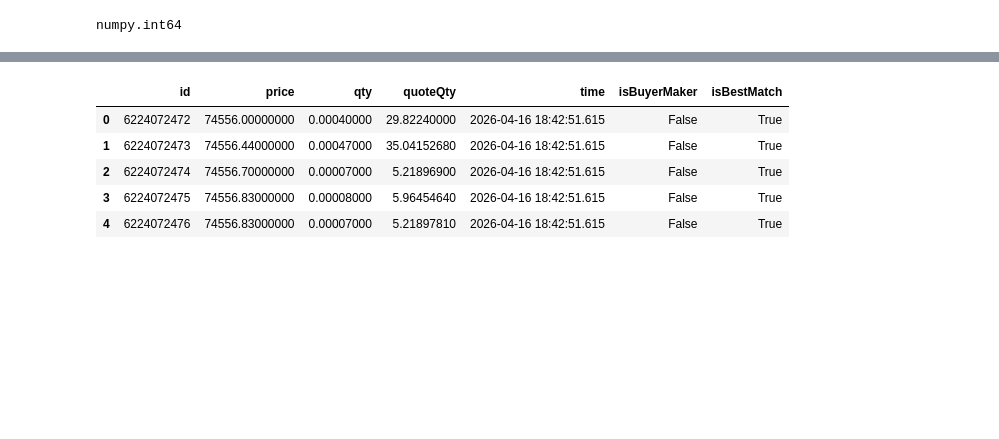
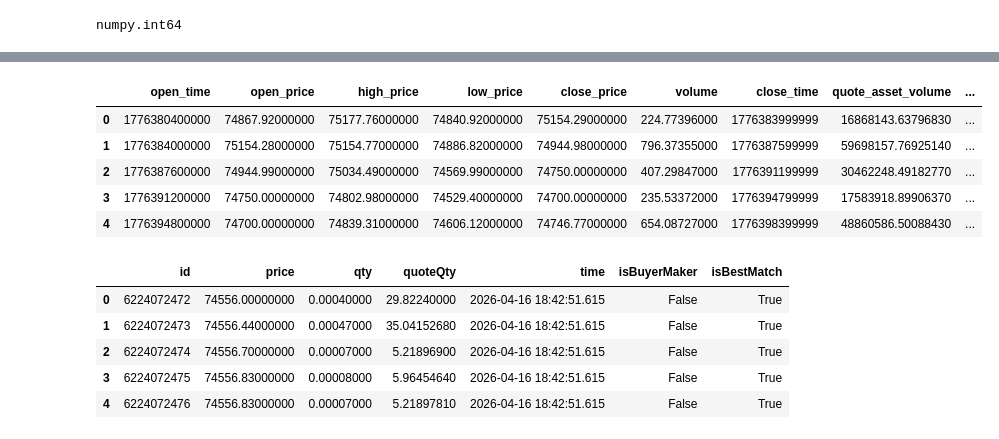
Before and after one commit to ValGrace/binance_etl, a Jupyter notebook: pipeline/extract.ipynb, the cells around one changed output, grey strips where cells are left out. Cells and saved outputs as stored; diff of their text form; code cells hidden in the pictures; blank space fills up the shorter version.

Commit message:
fix: correct table names with correspomding data

```diff
--- a/pipeline/extract.ipynb
+++ b/pipeline/extract.ipynb
@@ -153,3 +153,7 @@ trades_df["quoteQty"] = trades_df["quoteQty"].apply(Decimal)
 type(trades_df["time"][0])
 # %% [output]
 numpy.int64
+# %%
+klines = klines.extract_crypto()
+
+klines
@@ -156,3 +178,16 @@ numpy.int64
+# %%
+columns = ["open_time", "open_price", "high_price", "low_price", "close_price", "volume", "close_time", "quote_asset_volume", "no_of_trades", "base_asset_volume", "quote_asset_volume", "ignore"]
+# %%
+klines_df = pd.DataFrame(klines, columns=columns)
+# %%
+klines_df
+# %% [output]
+|  | open_time | open_price | high_price | low_price | close_price | volume | close_time | quote_asset_volume | ... |
+| 0 | 1776380400000 | 74867.92000000 | 75177.76000000 | 74840.92000000 | 75154.29000000 | 224.77396000 | 1776383999999 | 16868143.63796830 | ... |
+| 1 | 1776384000000 | 75154.28000000 | 75154.77000000 | 74886.82000000 | 74944.98000000 | 796.37355000 | 1776387599999 | 59698157.76925140 | ... |
+| 2 | 1776387600000 | 74944.99000000 | 75034.49000000 | 74569.99000000 | 74750.00000000 | 407.29847000 | 1776391199999 | 30462248.49182770 | ... |
+| 3 | 1776391200000 | 74750.00000000 | 74802.98000000 | 74529.40000000 | 74700.00000000 | 235.53372000 | 1776394799999 | 17583918.89906370 | ... |
+| 4 | 1776394800000 | 74700.00000000 | 74839.31000000 | 74606.12000000 | 74746.77000000 | 654.08727000 | 1776398399999 | 48860586.50088430 | ... |
 # %%
 trades_df
 # %% [output]
```
Also changed, not shown: parts of 2 cells of this notebook, 3 other files.
